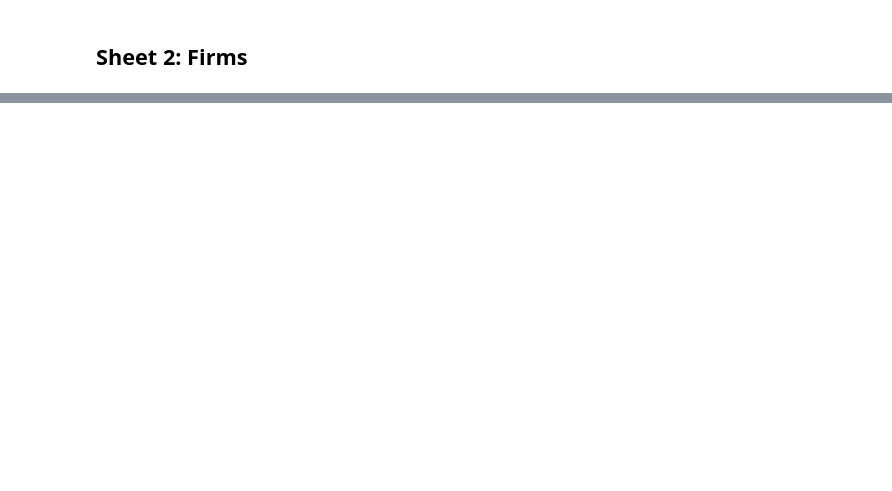
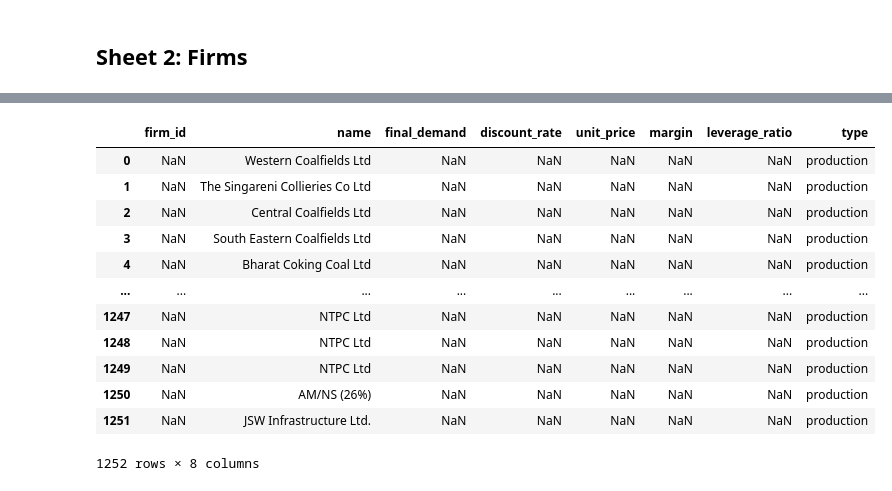
Before and after one commit to yingtian1/Thesis_2425, a Jupyter notebook: Preprocessing_mine.ipynb, the cells around one changed output, grey strips where cells are left out. Cells and saved outputs as stored; diff of their text form; code cells hidden in the pictures; blank space fills up the shorter version.

```diff
--- a/Preprocessing_mine.ipynb
+++ b/Preprocessing_mine.ipynb
@@ -178,0 +251,17 @@ total_firms
+# %%
+total_firms_flat['name'] = total_firms_flat['name'].str.replace(r'\[\d+(\.\d+)?%\]', '', regex=True)
+total_firms_flat
+# %% [output]
+|  | firm_id | name | final_demand | discount_rate | unit_price | margin | leverage_ratio | type |
+| 0 | NaN | Western Coalfields Ltd | NaN | NaN | NaN | NaN | NaN | production |
+| 1 | NaN | The Singareni Collieries Co Ltd | NaN | NaN | NaN | NaN | NaN | production |
+| 2 | NaN | Central Coalfields Ltd | NaN | NaN | NaN | NaN | NaN | production |
+| 3 | NaN | South Eastern Coalfields Ltd | NaN | NaN | NaN | NaN | NaN | production |
+| 4 | NaN | Bharat Coking Coal Ltd | NaN | NaN | NaN | NaN | NaN | production |
+| ... | ... | ... | ... | ... | ... | ... | ... | ... |
+| 1247 | NaN | NTPC Ltd | NaN | NaN | NaN | NaN | NaN | production |
+| 1248 | NaN | NTPC Ltd | NaN | NaN | NaN | NaN | NaN | production |
+| 1249 | NaN | NTPC Ltd | NaN | NaN | NaN | NaN | NaN | production |
+| 1250 | NaN | AM/NS (26%) | NaN | NaN | NaN | NaN | NaN | production |
+| 1251 | NaN | JSW Infrastructure Ltd. | NaN | NaN | NaN | NaN | NaN | production |
+1252 rows × 8 columns
```
Also changed, not shown: parts of 14 cells of this notebook, 1 other file.
